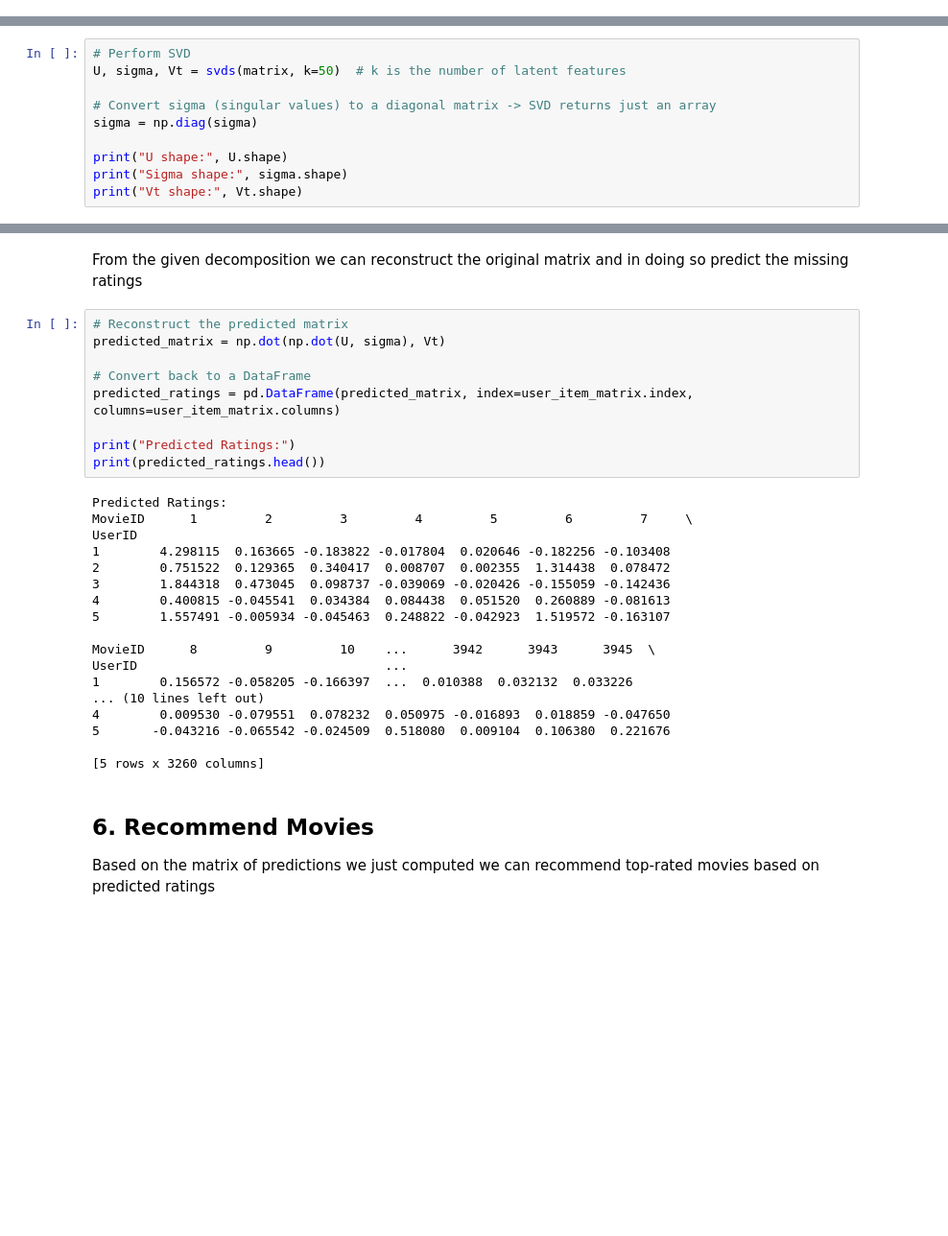
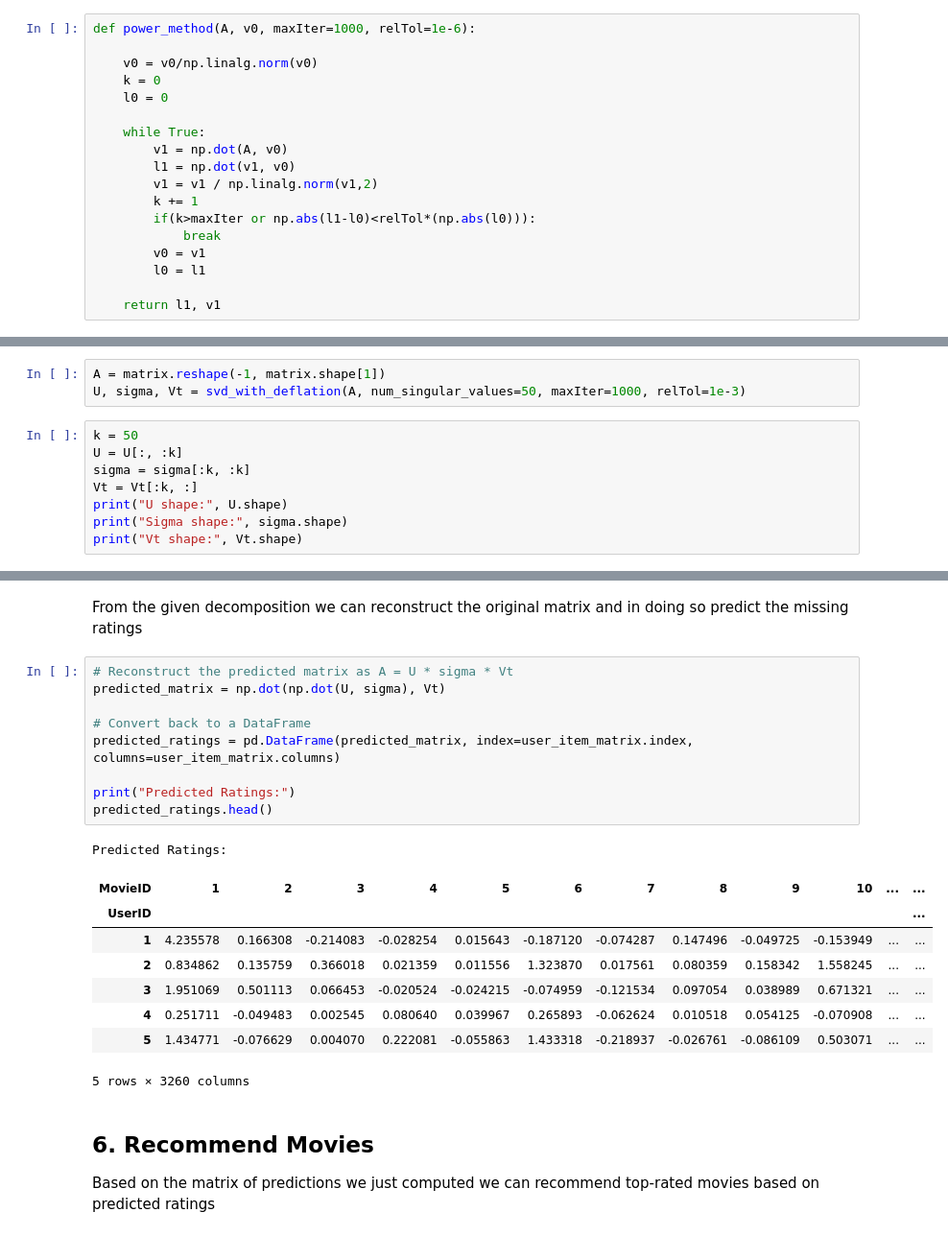
Before and after one commit to d4darius/CA-Homework3, a Jupyter notebook: Maretto_Gosmar_HWSVD.ipynb, the cells around one changed output, grey strips where cells are left out. Shown at 96% size. Drawn from its saved outputs; the diff is of its cells as text; blank space fills up the shorter version.

```diff
--- a/Maretto_Gosmar_HWSVD.ipynb
+++ b/Maretto_Gosmar_HWSVD.ipynb
@@ -255,3 +255,21 @@ User-Item Matrix Shape: (6040, 3260)
 # %% [markdown]
 ## 5. Perform SVD
 We preform Singular Value Decomposition on the user-item matrix.
+# %%
+def power_method(A, v0, maxIter=1000, relTol=1e-6):
+
+    v0 = v0/np.linalg.norm(v0)
+    k = 0
+    l0 = 0
+
+    while True:
+        v1 = np.dot(A, v0)
+        l1 = np.dot(v1, v0)
+        v1 = v1 / np.linalg.norm(v1,2)
+        k += 1
+        if(k>maxIter or np.abs(l1-l0)<relTol*(np.abs(l0))):
+            break
+        v0 = v1
+        l0 = l1
+
+    return l1, v1
@@ -258,10 +305,11 @@ We preform Singular Value Decomposition on the user-item matrix.
+# %%
+A = matrix.reshape(-1, matrix.shape[1])
+U, sigma, Vt = svd_with_deflation(A, num_singular_values=50, maxIter=1000, relTol=1e-3)
 # %%
-# Perform SVD
-U, sigma, Vt = svds(matrix, k=50)  # k is the number of latent features
-
-# Convert sigma (singular values) to a diagonal matrix -> SVD returns just an array
-sigma = np.diag(sigma)
-
+k = 50
+U = U[:, :k]
+sigma = sigma[:k, :k]
+Vt = Vt[:k, :]
 print("U shape:", U.shape)
 print("Sigma shape:", sigma.shape)
 print("Vt shape:", Vt.shape)
@@ -272,32 +341,24 @@ Vt shape: (50, 3260)
 # %% [markdown]
 From the given decomposition we can reconstruct the original matrix and in doing so predict the missing ratings
 # %%
-# Reconstruct the predicted matrix
+# Reconstruct the predicted matrix as A = U * sigma * Vt
 predicted_matrix = np.dot(np.dot(U, sigma), Vt)
 
 # Convert back to a DataFrame
 predicted_ratings = pd.DataFrame(predicted_matrix, index=user_item_matrix.index, columns=user_item_matrix.columns)
 
 print("Predicted Ratings:")
-print(predicted_ratings.head())
+predicted_ratings.head()
 # %% [output]
 Predicted Ratings:
-MovieID      1         2         3         4         5         6         7     \
-UserID
-1        4.298115  0.163665 -0.183822 -0.017804  0.020646 -0.182256 -0.103408
-2        0.751522  0.129365  0.340417  0.008707  0.002355  1.314438  0.078472
-3        1.844318  0.473045  0.098737 -0.039069 -0.020426 -0.155059 -0.142436
-4        0.400815 -0.045541  0.034384  0.084438  0.051520  0.260889 -0.081613
-5        1.557491 -0.005934 -0.045463  0.248822 -0.042923  1.519572 -0.163107
-
-MovieID      8         9         10    ...      3942      3943      3945  \
-UserID                                 ...
-1        0.156572 -0.058205 -0.166397  ...  0.010388  0.032132  0.033226
-... (10 lines left out)
-4        0.009530 -0.079551  0.078232  0.050975 -0.016893  0.018859 -0.047650
-5       -0.043216 -0.065542 -0.024509  0.518080  0.009104  0.106380  0.221676
-
-[5 rows x 3260 columns]
+| MovieID | 1 | 2 | 3 | 4 | 5 | 6 | 7 | 8 | 9 | 10 | ... | ... |
+| UserID |  |  |  |  |  |  |  |  |  |  |  | ... |
+| 1 | 4.235578 | 0.166308 | -0.214083 | -0.028254 | 0.015643 | -0.187120 | -0.074287 | 0.147496 | -0.049725 | -0.153949 | ... | ... |
+| 2 | 0.834862 | 0.135759 | 0.366018 | 0.021359 | 0.011556 | 1.323870 | 0.017561 | 0.080359 | 0.158342 | 1.558245 | ... | ... |
+| 3 | 1.951069 | 0.501113 | 0.066453 | -0.020524 | -0.024215 | -0.074959 | -0.121534 | 0.097054 | 0.038989 | 0.671321 | ... | ... |
+| 4 | 0.251711 | -0.049483 | 0.002545 | 0.080640 | 0.039967 | 0.265893 | -0.062624 | 0.010518 | 0.054125 | -0.070908 | ... | ... |
+| 5 | 1.434771 | -0.076629 | 0.004070 | 0.222081 | -0.055863 | 1.433318 | -0.218937 | -0.026761 | -0.086109 | 0.503071 | ... | ... |
+5 rows × 3260 columns
 # %% [markdown]
 ## 6. Recommend Movies
 Based on the matrix of predictions we just computed we can recommend top-rated movies based on predicted ratings
```
Also changed, not shown: parts of 3 cells of this notebook.
